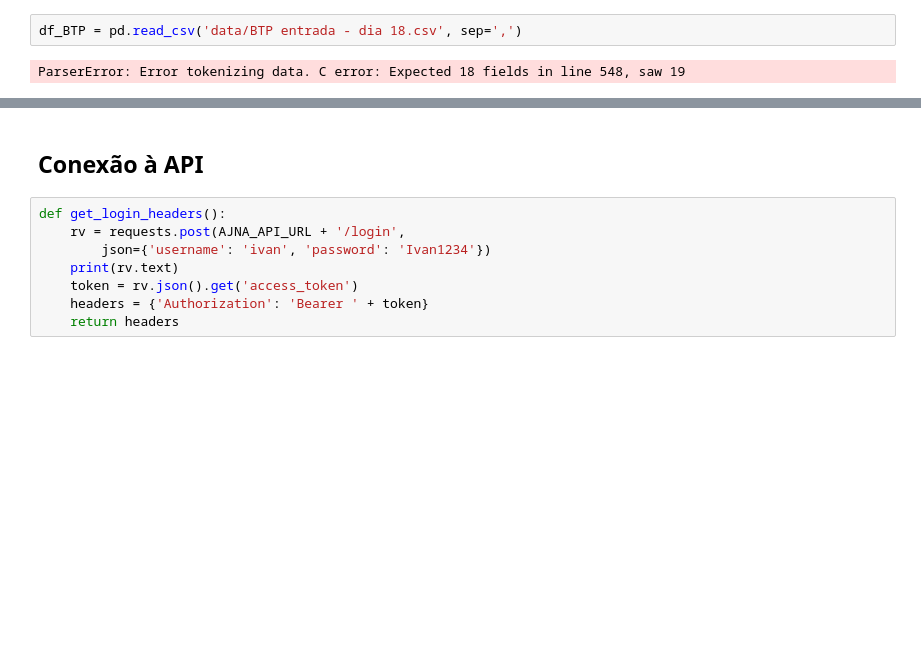
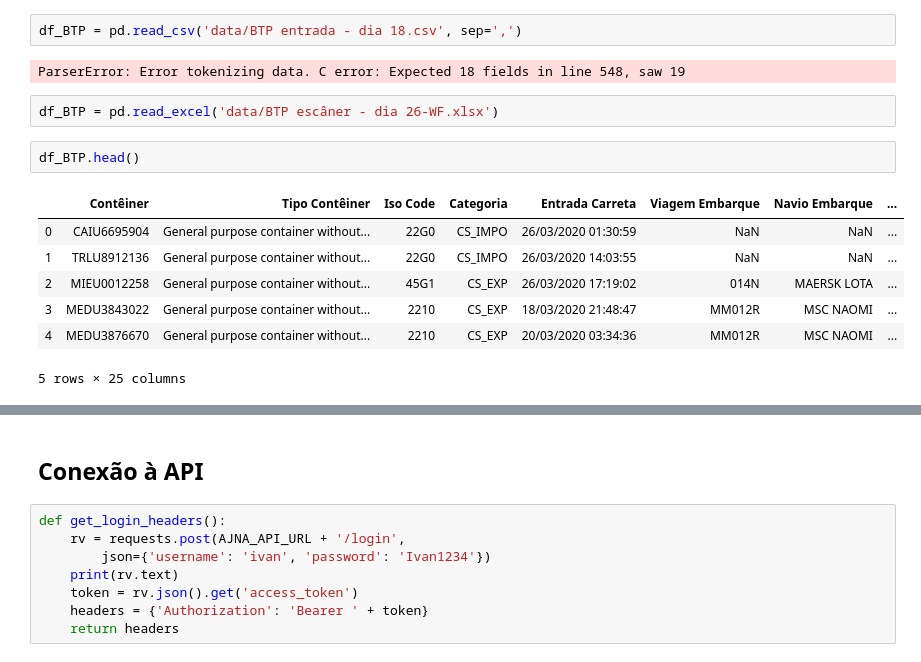
Before and after one commit to IvanBrasilico/bhadrasana2, a Jupyter notebook: notebooks/Explora_API_Recintos.ipynb, the cells around one changed output, grey strips where cells are left out. Cells and saved outputs as stored; diff of their text form; blank space fills up the shorter version.

```diff
--- a/notebooks/Explora_API_Recintos.ipynb
+++ b/notebooks/Explora_API_Recintos.ipynb
@@ -202,3 +219,15 @@ mapa_SBT = {'dataevento': ['dtHrOcorrencia', 'dtHrRegistro'],
 df_BTP = pd.read_csv('data/BTP entrada - dia 18.csv', sep=',')
 # %% [output]
 ParserError: Error tokenizing data. C error: Expected 18 fields in line 548, saw 19
+# %%
+df_BTP = pd.read_excel('data/BTP escâner - dia 26-WF.xlsx')
+# %%
+df_BTP.head()
+# %% [output]
+|  | Contêiner | Tipo Contêiner | Iso Code | Categoria | Entrada Carreta | Viagem Embarque | Navio Embarque | ... |
+| 0 | CAIU6695904 | General purpose container without... | 22G0 | CS_IMPO | 26/03/2020 01:30:59 | NaN | NaN | ... |
+| 1 | TRLU8912136 | General purpose container without... | 22G0 | CS_IMPO | 26/03/2020 14:03:55 | NaN | NaN | ... |
+| 2 | MIEU0012258 | General purpose container without... | 45G1 | CS_EXP | 26/03/2020 17:19:02 | 014N | MAERSK LOTA | ... |
+| 3 | MEDU3843022 | General purpose container without... | 2210 | CS_EXP | 18/03/2020 21:48:47 | MM012R | MSC NAOMI | ... |
+| 4 | MEDU3876670 | General purpose container without... | 2210 | CS_EXP | 20/03/2020 03:34:36 | MM012R | MSC NAOMI | ... |
+5 rows × 25 columns
```
Also changed, not shown: parts of 9 cells of this notebook.
